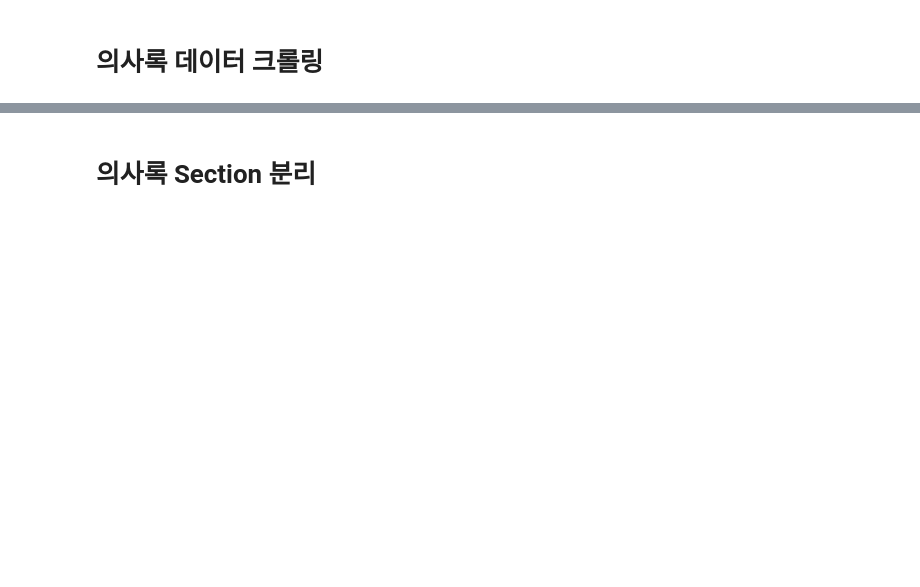
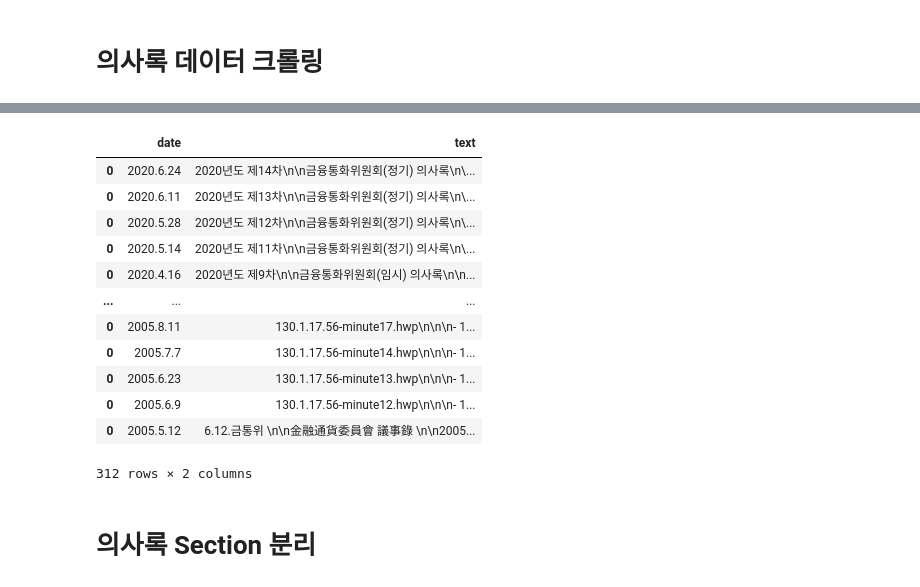
Before and after one commit to Dev-hottae/bok_project, a Jupyter notebook: bok_crawling/BOK_crawler.ipynb, the cells around one changed output, grey strips where cells are left out. Cells and saved outputs as stored; diff of their text form; code cells hidden in the pictures; blank space fills up the shorter version.

```diff
--- a/bok_crawling/BOK_crawler.ipynb
+++ b/bok_crawling/BOK_crawler.ipynb
@@ -114,3 +156,19 @@ bok_df.iloc[:10] # 앞부분 다름 index 299 양식 다름 - 여러 개 있음
+# %%
+bok_df
+# %% [output]
+|  | date | text |
+| 0 | 2020.6.24 | 2020년도 제14차\n\n금융통화위원회(정기) 의사록\n\... |
+| 0 | 2020.6.11 | 2020년도 제13차\n\n금융통화위원회(정기) 의사록\n\... |
+| 0 | 2020.5.28 | 2020년도 제12차\n\n금융통화위원회(정기) 의사록\n\... |
+| 0 | 2020.5.14 | 2020년도 제11차\n\n금융통화위원회(정기) 의사록\n\... |
+| 0 | 2020.4.16 | 2020년도 제9차\n\n금융통화위원회(임시) 의사록\n\n... |
+| ... | ... | ... |
+| 0 | 2005.8.11 | 130.1.17.56-minute17.hwp\n\n\n- 1... |
+| 0 | 2005.7.7 | 130.1.17.56-minute14.hwp\n\n\n- 1... |
+| 0 | 2005.6.23 | 130.1.17.56-minute13.hwp\n\n\n- 1... |
+| 0 | 2005.6.9 | 130.1.17.56-minute12.hwp\n\n\n- 1... |
+| 0 | 2005.5.12 | 6.12.금통위 \n\n金融通貨委員會 議事錄 \n\n2005... |
+312 rows × 2 columns
 # %% [markdown]
 # 의사록 Section 분리
 # %%
```
Also changed, not shown: parts of 34 cells of this notebook, 4 other files.
